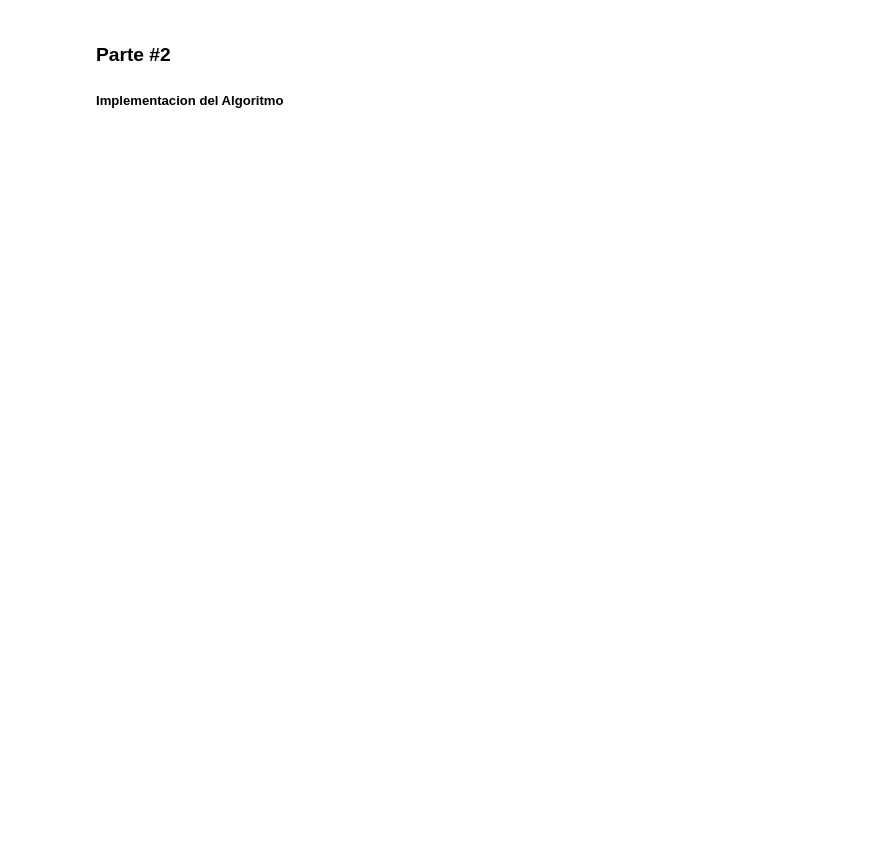
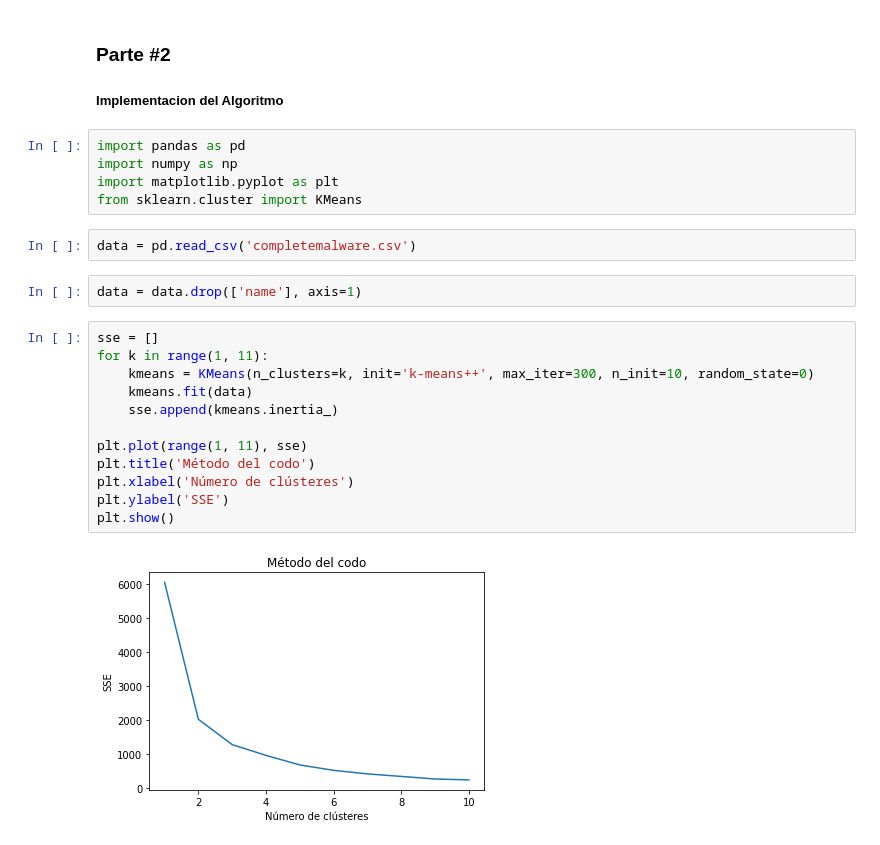
Before and after one commit to AQ-ja/Lab4SDS, a Jupyter notebook: lab4sds.ipynb, the cells around one changed output. Saved outputs shown, nothing was run; the diff lists cells and outputs as text; blank space fills up the shorter version.

```diff
--- a/lab4sds.ipynb
+++ b/lab4sds.ipynb
@@ -41,3 +41,26 @@ db.sample(n=5).head()
 # %% [markdown]
 ### Parte #2
 ##### Implementacion del Algoritmo
+# %%
+import pandas as pd
+import numpy as np
+import matplotlib.pyplot as plt
+from sklearn.cluster import KMeans
+# %%
+data = pd.read_csv('completemalware.csv')
+# %%
+data = data.drop(['name'], axis=1)
+# %%
+sse = []
+for k in range(1, 11):
+    kmeans = KMeans(n_clusters=k, init='k-means++', max_iter=300, n_init=10, random_state=0)
+    kmeans.fit(data)
+    sse.append(kmeans.inertia_)
+
+plt.plot(range(1, 11), sse)
+plt.title('Método del codo')
+plt.xlabel('Número de clústeres')
+plt.ylabel('SSE')
+plt.show()
+# %% [output]
+[figure, added]
```
Also changed, not shown: parts of 14 cells of this notebook.
